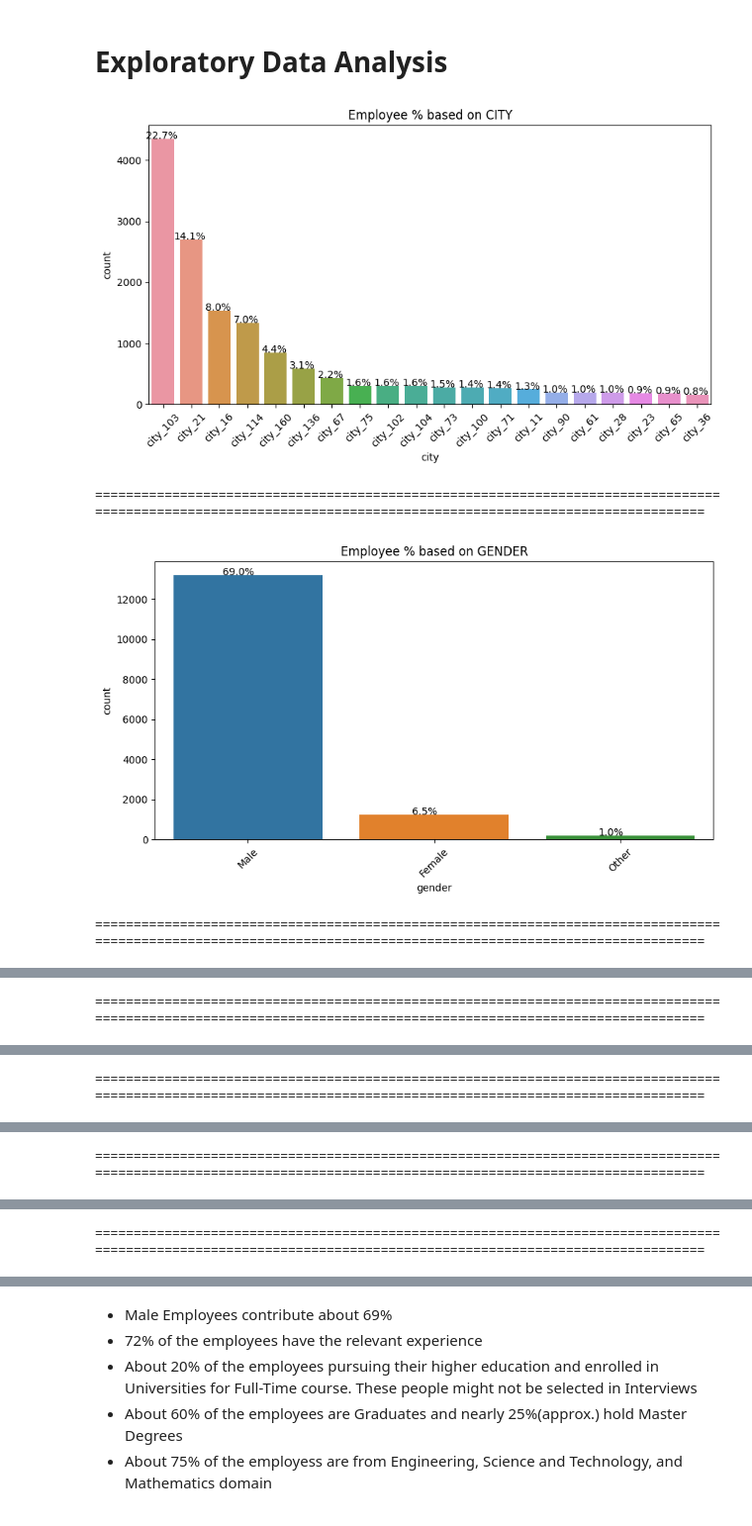
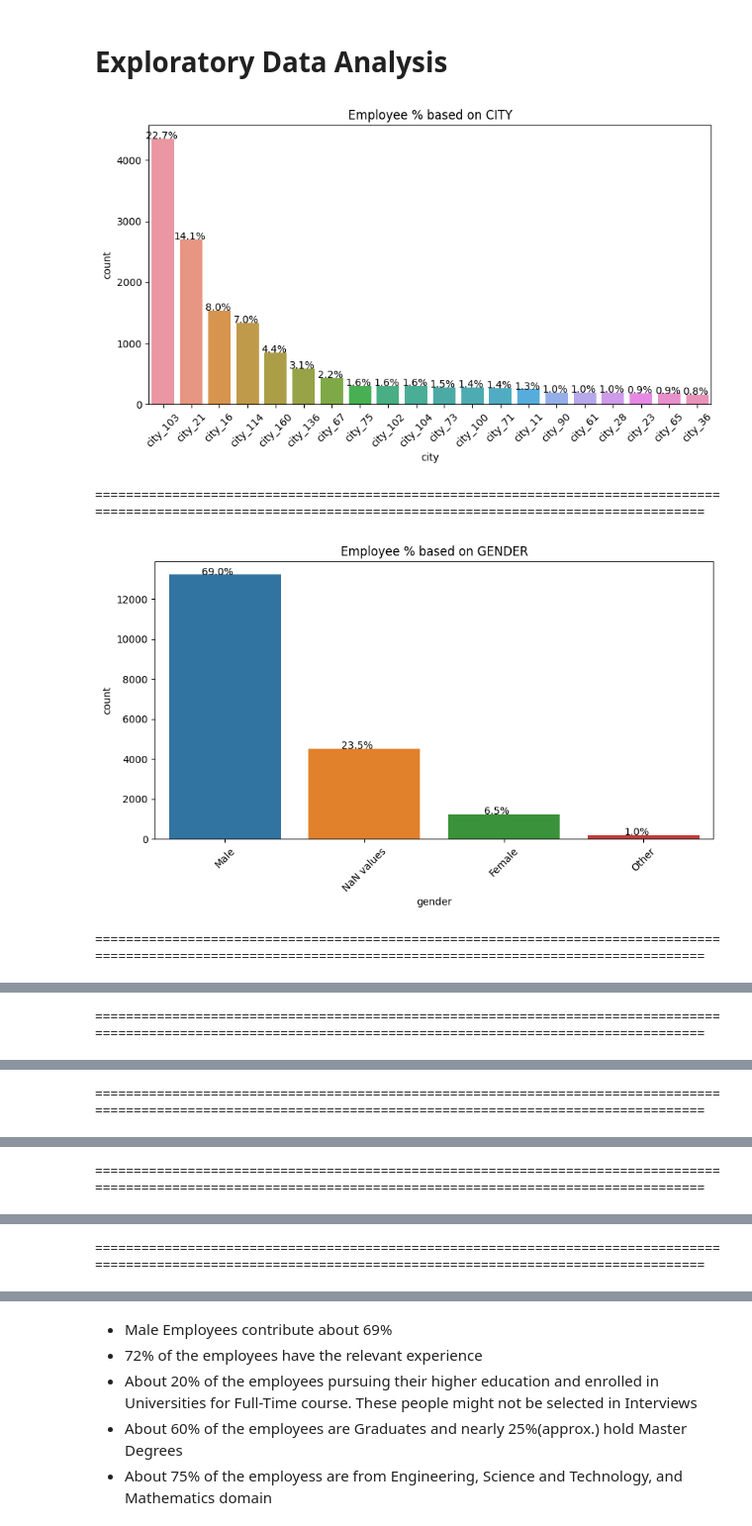
Before and after one commit to meagaram/DataSciencev2-Assignments, a Jupyter notebook: 03-EDA_PreProcessing_HRAnalytics.ipynb, the cells around one changed output, grey strips where cells are left out. Shown at 99% size. Drawn from its saved outputs; the diff is of its cells as text; code cells hidden in the pictures.

```diff
--- a/03-EDA_PreProcessing_HRAnalytics.ipynb
+++ b/03-EDA_PreProcessing_HRAnalytics.ipynb
@@ -144,25 +144,26 @@ Negative Valued Column
 # %%
 # columns = raw_data.columns
 columns = ['city', 'gender', 'relevent_experience', 'enrolled_university', 'education_level',
        'major_discipline', 'experience', 'company_size', 'company_type',
        'last_new_job', 'training_hours', 'target']
+fillna_data = raw_data.fillna('NaN values')
 for col in columns:
-  total = float(len(raw_data))
+  total = float(len(fillna_data))
   fig, ax = plt.subplots(figsize=(10, 5))
-  sns.countplot(x=col, data=raw_data, order = raw_data[col].value_counts().iloc[:20].index, ax=ax)
+  sns.countplot(x=col, data=fillna_data, order = fillna_data[col].value_counts().iloc[:20].index, ax=ax)
   plt.title(f'Employee % based on {col.upper()}')
   plt.xticks(rotation=45)
   for p in ax.patches:
       percentage = '{:.1f}%'.format(100 * p.get_height()/total)
       x = p.get_x() + p.get_width() / 2 - 0.05
       y = p.get_y() + p.get_height()
       ax.annotate(percentage, (x, y),ha='center')
   plt.show()
   print("="*160)
 # %% [output]
 [figure]
 ================================================================================================================================================================
-[figure, old version]
+[figure, new version]
 ================================================================================================================================================================
 [figure]
 ================================================================================================================================================================
```
Also changed, not shown: parts of 1 cell of this notebook.
